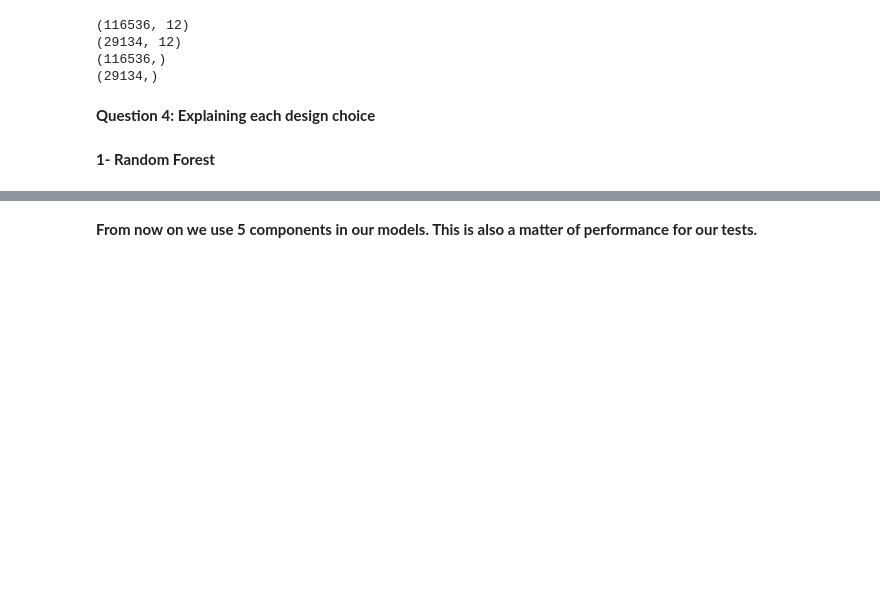
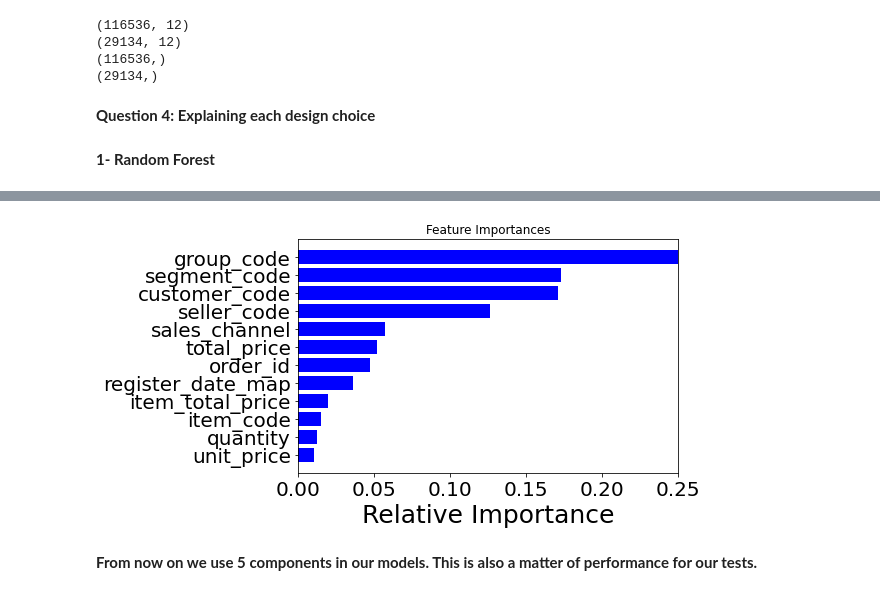
Before and after one commit to LuizFerreiraAlves/DataScience, a Jupyter notebook: Desafio TOTVS.ipynb, the cells around one changed output, grey strips where cells are left out. Cells and saved outputs as stored; diff of their text form; code cells hidden in the pictures; blank space fills up the shorter version.

```diff
--- a/Desafio TOTVS.ipynb
+++ b/Desafio TOTVS.ipynb
@@ -397,23 +402,25 @@ print("Accuracy: {:.5f}".format(accuracy_score(y_pred, y_test)) )
 # %%
 # We can train our model using only the most relevant parameters according to PCA
 
 importances = model.feature_importances_
-attributes = data_inliersliers.columns[1:len(data_inliers.columns)]
+attributes = data_inliers.columns[0:len(data_inliers.columns)-1]
 indices = np.argsort(importances)
 attributes_rank = []
 
 for i in indices:
     attributes_rank.append(attributes[i])
 
 plt.title('Feature Importances')
 plt.tight_layout()
 plt.barh(range(len(indices)), importances[indices], color='b', align='center')
 plt.yticks(range(len(indices)), attributes_rank, fontsize=25)
 plt.xlabel('Relative Importance',fontsize=25)
 plt.xticks(color='k', size=20)
 plt.yticks(color='k', size=20)
 plt.xlim([0.0, 0.25])
 plt.show()
+# %% [output]
+[figure, added]
 # %%
 # From now on we are going to use only 5 attributes (almost 70% of data variance is explained by 5 attributes)
 # These attributes are obtained from random forest
```
Also changed, not shown: parts of 12 cells of this notebook.
